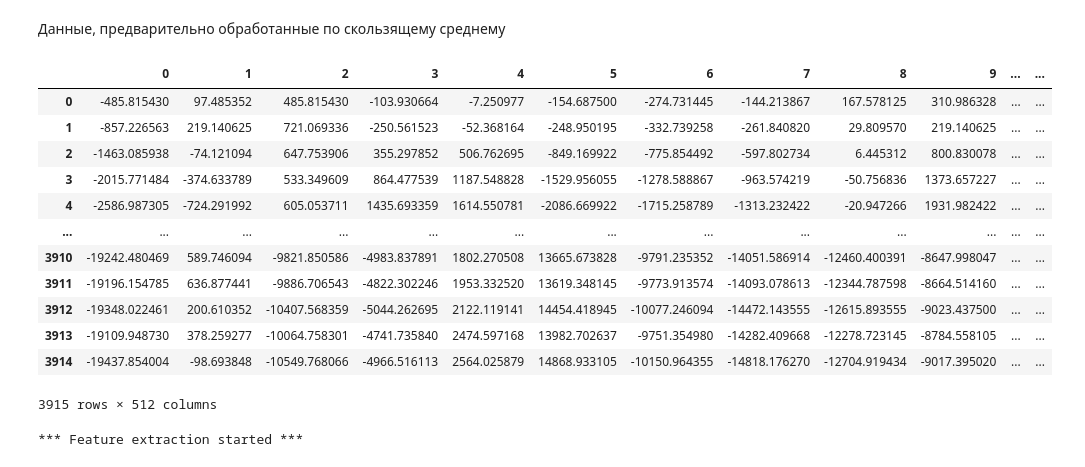
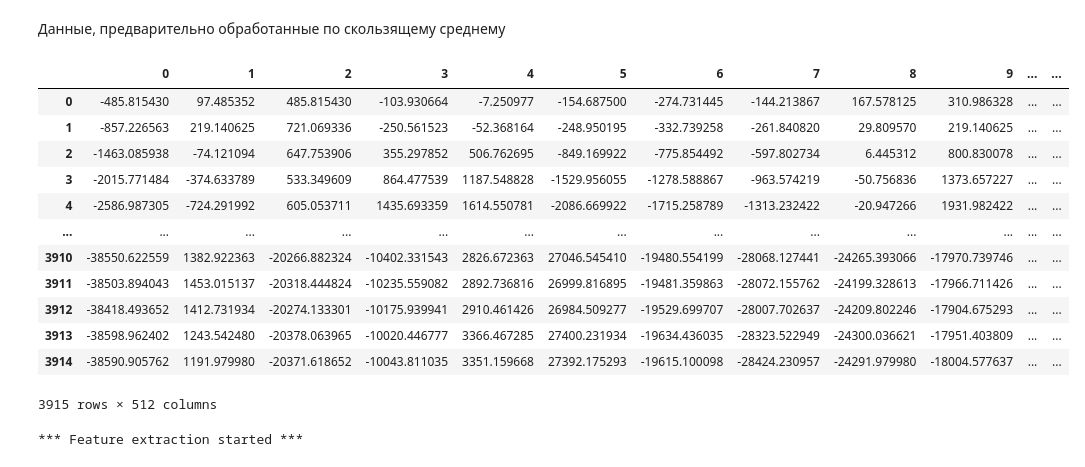
Before and after one commit to PetrGavrilin/VKR_URFU, a Jupyter notebook: VKR_part2_Preprocessing.ipynb, the cells around one changed output. Drawn from its saved outputs; the diff is of its cells as text; code cells hidden in the pictures.

```diff
--- a/VKR_part2_Preprocessing.ipynb
+++ b/VKR_part2_Preprocessing.ipynb
@@ -89,22 +89,22 @@ X_tsfel_savgol.to_csv('/content/X_tsfel_savgol.csv', index=False)
 # %% [markdown]
 Данные, предварительно обработанные по скользящему среднему
 # %%
-sig_up_rol = sig_up.rolling(30, min_periods=1, axis=0).sum() # скользящее среднее сигналов 1-го пьезоэлектрического датчика
-sig_dw_rol = sig_dw.rolling(30, min_periods=1, axis=0).sum() # скользящее среднее сигналов 2-го пьезоэлектрического датчика
+sig_up_rol = sig_up.rolling(60, min_periods=1, axis=0).sum() # скользящее среднее сигналов 1-го пьезоэлектрического датчика
+sig_dw_rol = sig_dw.rolling(60, min_periods=1, axis=0).sum() # скользящее среднее сигналов 2-го пьезоэлектрического датчика
 sig_up_rol
 # %% [output]
 |  | 0 | 1 | 2 | 3 | 4 | 5 | 6 | 7 | 8 | 9 | ... | ... |
 | 0 | -485.815430 | 97.485352 | 485.815430 | -103.930664 | -7.250977 | -154.687500 | -274.731445 | -144.213867 | 167.578125 | 310.986328 | ... | ... |
 | 1 | -857.226563 | 219.140625 | 721.069336 | -250.561523 | -52.368164 | -248.950195 | -332.739258 | -261.840820 | 29.809570 | 219.140625 | ... | ... |
 | 2 | -1463.085938 | -74.121094 | 647.753906 | 355.297852 | 506.762695 | -849.169922 | -775.854492 | -597.802734 | 6.445312 | 800.830078 | ... | ... |
 | 3 | -2015.771484 | -374.633789 | 533.349609 | 864.477539 | 1187.548828 | -1529.956055 | -1278.588867 | -963.574219 | -50.756836 | 1373.657227 | ... | ... |
 | 4 | -2586.987305 | -724.291992 | 605.053711 | 1435.693359 | 1614.550781 | -2086.669922 | -1715.258789 | -1313.232422 | -20.947266 | 1931.982422 | ... | ... |
 | ... | ... | ... | ... | ... | ... | ... | ... | ... | ... | ... | ... | ... |
-| 3910 | -19242.480469 | 589.746094 | -9821.850586 | -4983.837891 | 1802.270508 | 13665.673828 | -9791.235352 | -14051.586914 | -12460.400391 | -8647.998047 | ... | ... |
-| 3911 | -19196.154785 | 636.877441 | -9886.706543 | -4822.302246 | 1953.332520 | 13619.348145 | -9773.913574 | -14093.078613 | -12344.787598 | -8664.514160 | ... | ... |
-| 3912 | -19348.022461 | 200.610352 | -10407.568359 | -5044.262695 | 2122.119141 | 14454.418945 | -10077.246094 | -14472.143555 | -12615.893555 | -9023.437500 | ... | ... |
-| 3913 | -19109.948730 | 378.259277 | -10064.758301 | -4741.735840 | 2474.597168 | 13982.702637 | -9751.354980 | -14282.409668 | -12278.723145 | -8784.558105 | ... | ... |
-| 3914 | -19437.854004 | -98.693848 | -10549.768066 | -4966.516113 | 2564.025879 | 14868.933105 | -10150.964355 | -14818.176270 | -12704.919434 | -9017.395020 | ... | ... |
+| 3910 | -38550.622559 | 1382.922363 | -20266.882324 | -10402.331543 | 2826.672363 | 27046.545410 | -19480.554199 | -28068.127441 | -24265.393066 | -17970.739746 | ... | ... |
+| 3911 | -38503.894043 | 1453.015137 | -20318.444824 | -10235.559082 | 2892.736816 | 26999.816895 | -19481.359863 | -28072.155762 | -24199.328613 | -17966.711426 | ... | ... |
+| 3912 | -38418.493652 | 1412.731934 | -20274.133301 | -10175.939941 | 2910.461426 | 26984.509277 | -19529.699707 | -28007.702637 | -24209.802246 | -17904.675293 | ... | ... |
+| 3913 | -38598.962402 | 1243.542480 | -20378.063965 | -10020.446777 | 3366.467285 | 27400.231934 | -19634.436035 | -28323.522949 | -24300.036621 | -17951.403809 | ... | ... |
+| 3914 | -38590.905762 | 1191.979980 | -20371.618652 | -10043.811035 | 3351.159668 | 27392.175293 | -19615.100098 | -28424.230957 | -24291.979980 | -18004.577637 | ... | ... |
 3915 rows × 512 columns
 # %%
 nX_up = my_features_extraction(sig_up_rol)
```
Also changed, not shown: parts of 2 cells of this notebook.
